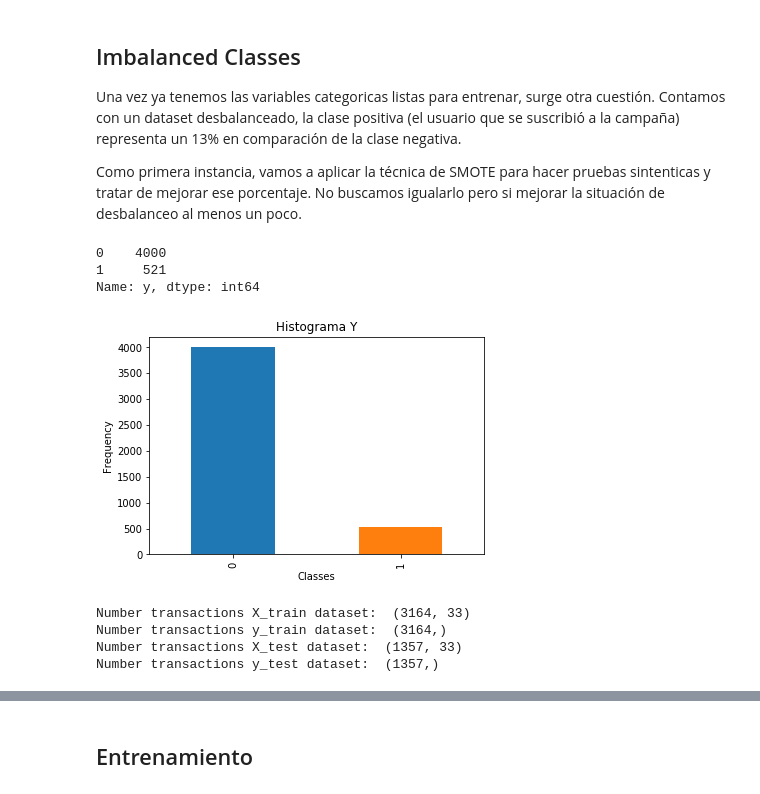
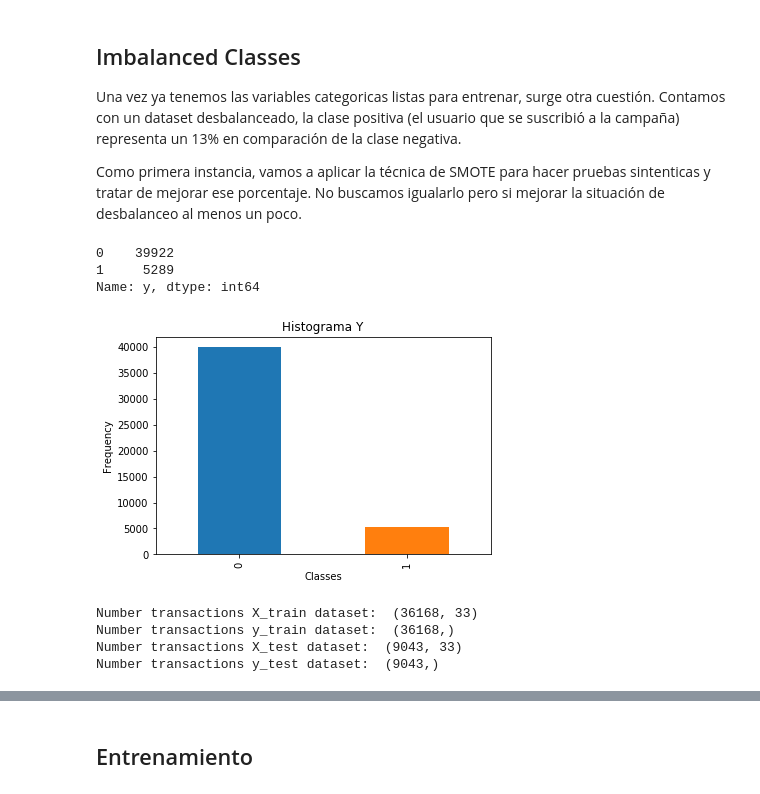
Before and after one commit to jaiderog/ML_IntroductoryCourse, a Jupyter notebook: Proyecto/notebook.ipynb, the cells around one changed output, grey strips where cells are left out. Drawn from its saved outputs; the diff is of its cells as text; code cells hidden in the pictures.

Commit message:
Add measure train and validation

```diff
--- a/Proyecto/notebook.ipynb
+++ b/Proyecto/notebook.ipynb
@@ -128,8 +149,8 @@ df_bank_copy = df_bank_copy.drop(columns=cat_vars)
 df_bank_copy.head()
 df_bank_2 = pd.concat([obj_df.T, df_bank_copy.T]).T
 df_bank_2 = df_bank_2[index]
-X_full = df_bank_2[index]
-y_full = df_bank_2['y']
+X = df_bank_2[index]
+y = df_bank_2['y']
 # %% [markdown]
 ## Missing data
 
@@ -179,16 +200,16 @@ Una vez ya tenemos las variables categoricas listas para entrenar, surge otra cu
 
 Como primera instancia, vamos a aplicar la técnica de SMOTE para hacer pruebas sintenticas y tratar de mejorar ese porcentaje. No buscamos igualarlo pero si mejorar la situación de desbalanceo al menos un poco.
 # %%
-pd.value_counts(df_bank_2['y']).plot.bar()
+pd.value_counts(y).plot.bar()
 plt.title('Histograma Y')
 plt.xlabel('Classes')
 plt.ylabel('Frequency')
-df_bank_2['y'].value_counts()
+y.value_counts()
 # %% [output]
-0    4000
-1     521
+0    39922
+1     5289
 Name: y, dtype: int64
-[figure, old version]
+[figure, new version]
 # %%
 index = ['age','housing', 'loan', 'job_blue-collar','job_entrepreneur', 'job_housemaid', 'job_management',
          'job_retired','job_self-employed', 'job_services', 'job_student', 'job_technician','job_unemployed',
@@ -198,17 +219,17 @@ index = ['age','housing', 'loan', 'job_blue-collar','job_entrepreneur', 'job_hou
 
 
 
-X_train, X_test, y_train, y_test = train_test_split(X_full, y_full, test_size=0.3, random_state=0)
+X_train, X_val, y_train, y_val = train_test_split(X, y, test_size=0.2, random_state=0)
 
 print("Number transactions X_train dataset: ", X_train.shape)
 print("Number transactions y_train dataset: ", y_train.shape)
-print("Number transactions X_test dataset: ", X_test.shape)
-print("Number transactions y_test dataset: ", y_test.shape)
+print("Number transactions X_test dataset: ", X_val.shape)
+print("Number transactions y_test dataset: ", y_val.shape)
 # %% [output]
-Number transactions X_train dataset:  (3164, 33)
-Number transactions y_train dataset:  (3164,)
-Number transactions X_test dataset:  (1357, 33)
-Number transactions y_test dataset:  (1357,)
+Number transactions X_train dataset:  (36168, 33)
+Number transactions y_train dataset:  (36168,)
+Number transactions X_test dataset:  (9043, 33)
+Number transactions y_test dataset:  (9043,)
 # %%
 print("Before OverSampling, counts of label '1': {}".format(sum(y_train==1)))
 print("Before OverSampling, counts of label '0': {} \n".format(sum(y_train==0)))
```
Also changed, not shown: parts of 11 cells of this notebook, 2 other files.
